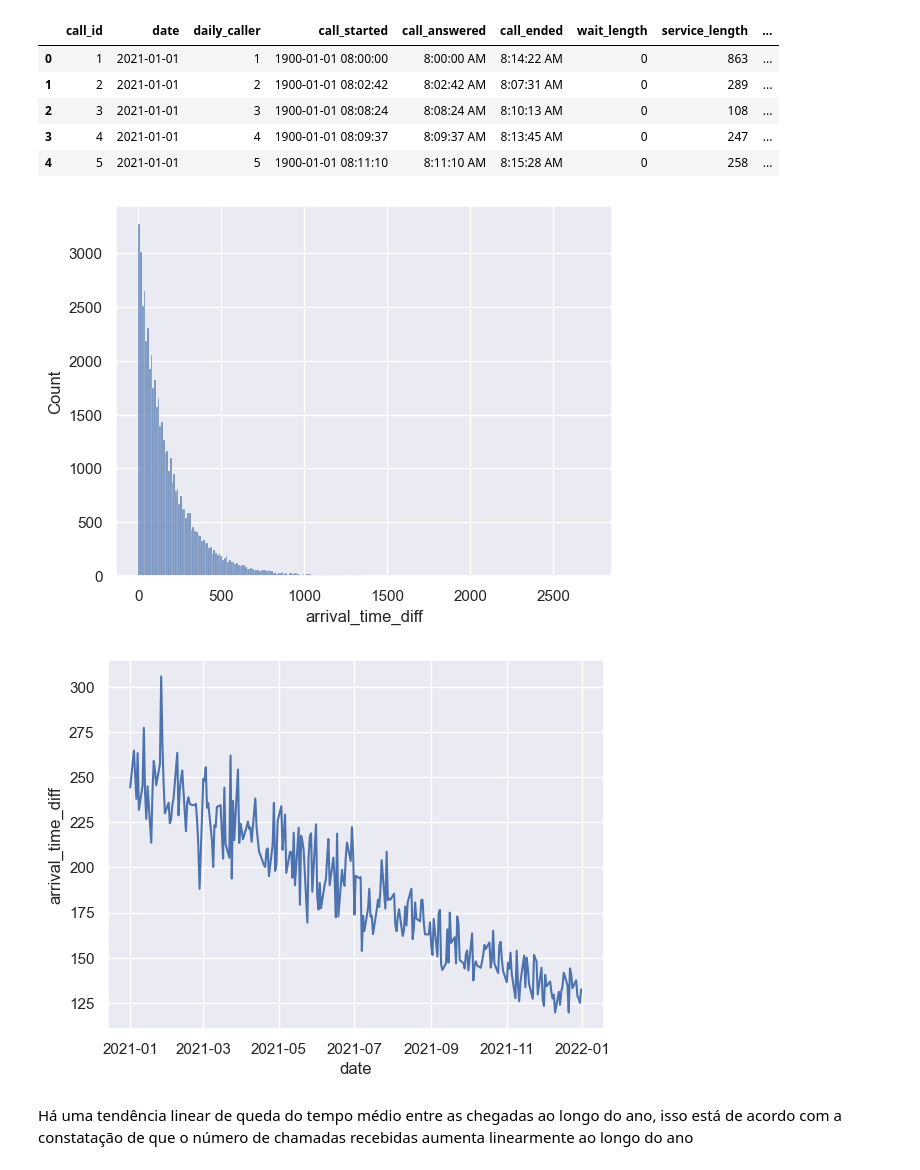
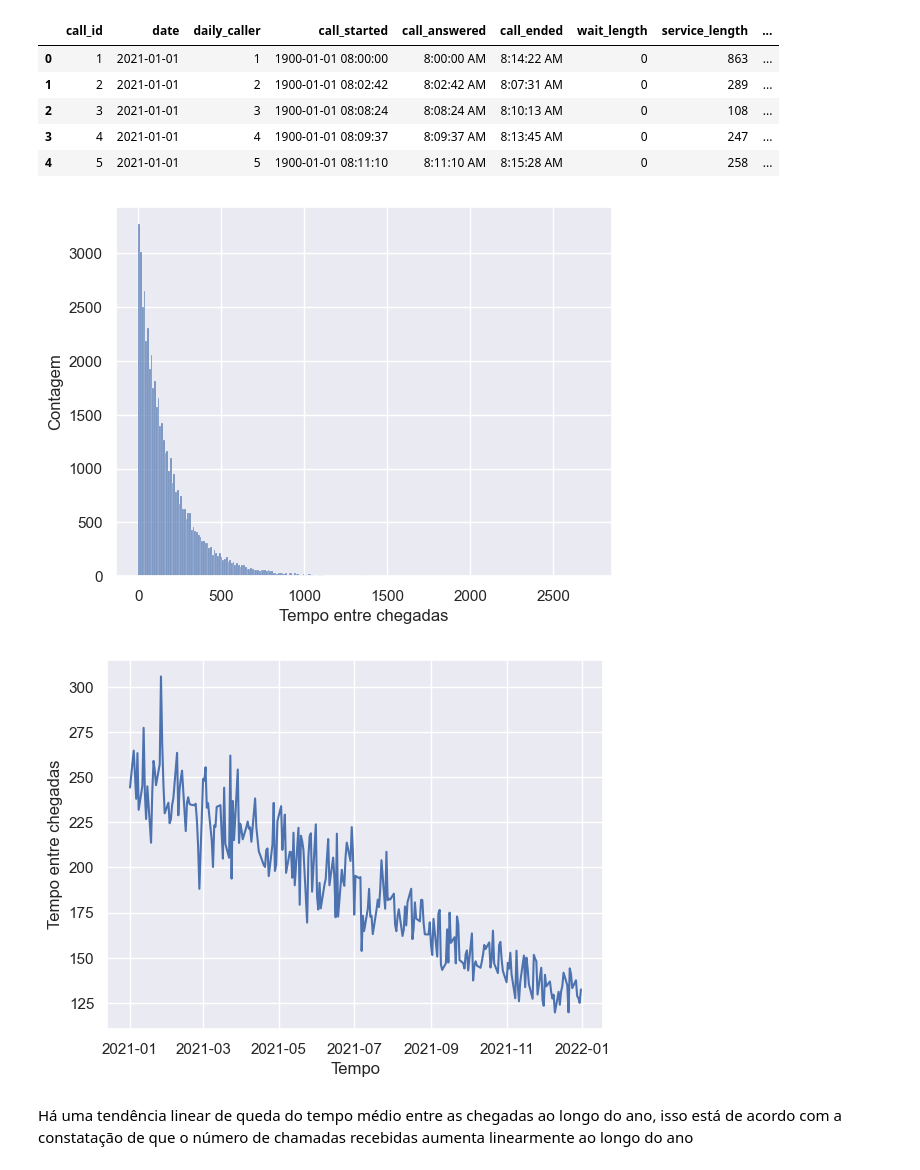
Before and after one commit to lucasgmalheiros/projeto-simulacao, a Jupyter notebook: analise_simulacao.ipynb, the cells around one changed output. Cells and saved outputs as stored; diff of their text form; code cells hidden in the pictures.

```diff
--- a/analise_simulacao.ipynb
+++ b/analise_simulacao.ipynb
@@ -340,16 +340,16 @@ df.head()
 | 4 | 5 | 2021-01-01 | 5 | 1900-01-01 08:11:10 | 8:11:10 AM | 8:15:28 AM | 0 | 258 | ... |
 # %%
 # Histograma dos intervalos de chegada
-sns.histplot(data=df, x="arrival_time_diff");
+sns.histplot(data=df, x="arrival_time_diff").set(xlabel="Tempo entre chegadas", ylabel="Contagem");
 # %% [output]
-[figure, old version]
+[figure, new version]
 # %%
 # Agrupando time_diff por dia e obtendo a média
 chegadas = df.groupby(["date"])["arrival_time_diff"].mean()
 # Mostra a tendência de tempo de chegada de ligações por dia ao longo do ano
-sns.lineplot(data=chegadas);
+sns.lineplot(data=chegadas).set(xlabel="Tempo", ylabel="Tempo entre chegadas");
 # %% [output]
-[figure, old version]
+[figure, new version]
 # %% [markdown]
 Há uma tendência linear de queda do tempo médio entre as chegadas ao longo do ano, isso está de acordo com a constatação de que o número de chamadas recebidas aumenta linearmente ao longo do ano
 # %%
```
Also changed, not shown: 7 other files.
